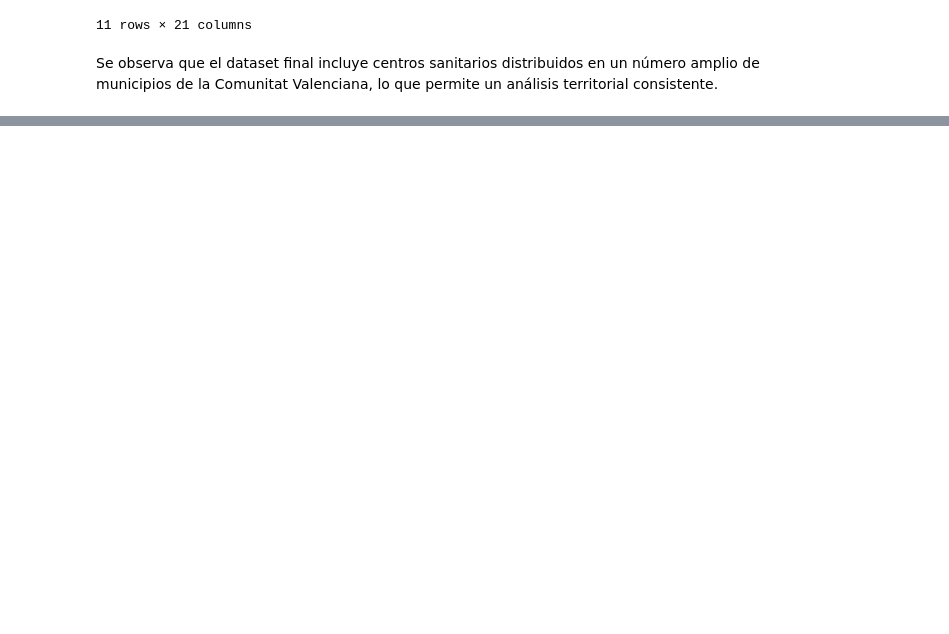
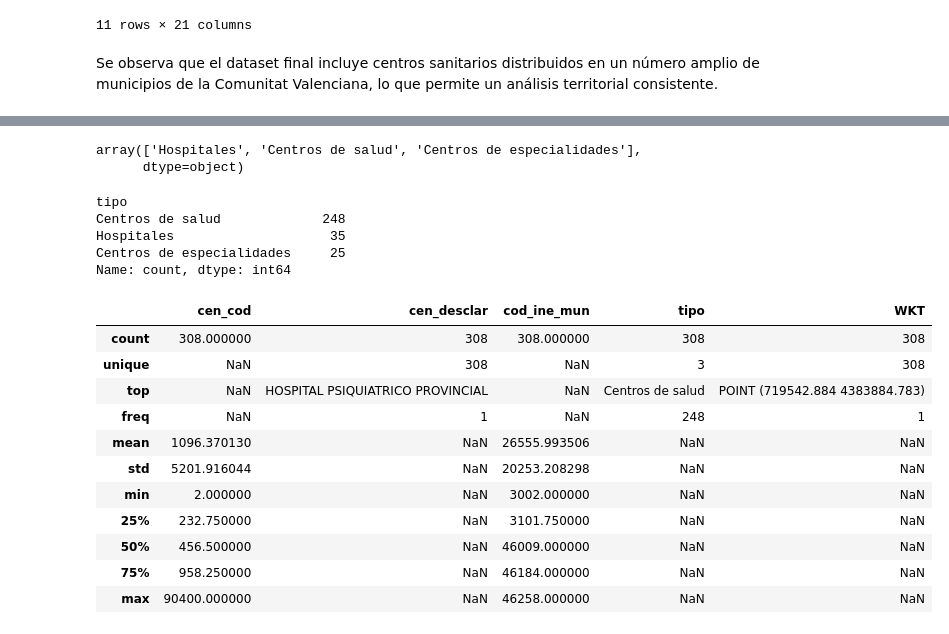
Before and after one commit to nt33/PRVD-Proyecto_Salud, a Jupyter notebook: 01-preprocesado/datos_centros_sanitarios.ipynb, the cells around one changed output, grey strips where cells are left out. Saved outputs shown, nothing was run; the diff lists cells and outputs as text; code cells hidden in the pictures; blank space fills up the shorter version.

```diff
--- a/01-preprocesado/datos_centros_sanitarios.ipynb
+++ b/01-preprocesado/datos_centros_sanitarios.ipynb
@@ -139,0 +257,31 @@ centros_raw[centros_raw.duplicated(subset=['WKT'], keep=False)]
+# %%
+centros_clean['tipo'].unique()
+# %% [output]
+array(['Hospitales', 'Centros de salud', 'Centros de especialidades'],
+      dtype=object)
+# %%
+# Número de centros por tipo
+centros_clean['tipo'].value_counts()
+# %% [output]
+tipo
+Centros de salud             248
+Hospitales                    35
+Centros de especialidades     25
+Name: count, dtype: int64
+# %%
+# Convertir a variable categórica
+centros_clean['tipo'] = centros_clean['tipo'].astype('category')
+centros_clean.describe(include='all')
+# %% [output]
+|  | cen_cod | cen_desclar | cod_ine_mun | tipo | WKT |
+| count | 308.000000 | 308 | 308.000000 | 308 | 308 |
+| unique | NaN | 308 | NaN | 3 | 308 |
+| top | NaN | HOSPITAL PSIQUIATRICO PROVINCIAL | NaN | Centros de salud | POINT (719542.884 4383884.783) |
+| freq | NaN | 1 | NaN | 248 | 1 |
+| mean | 1096.370130 | NaN | 26555.993506 | NaN | NaN |
+| std | 5201.916044 | NaN | 20253.208298 | NaN | NaN |
+| min | 2.000000 | NaN | 3002.000000 | NaN | NaN |
+| 25% | 232.750000 | NaN | 3101.750000 | NaN | NaN |
+| 50% | 456.500000 | NaN | 46009.000000 | NaN | NaN |
+| 75% | 958.250000 | NaN | 46184.000000 | NaN | NaN |
+| max | 90400.000000 | NaN | 46258.000000 | NaN | NaN |
```
Also changed, not shown: parts of 18 cells of this notebook, 1 other file.
